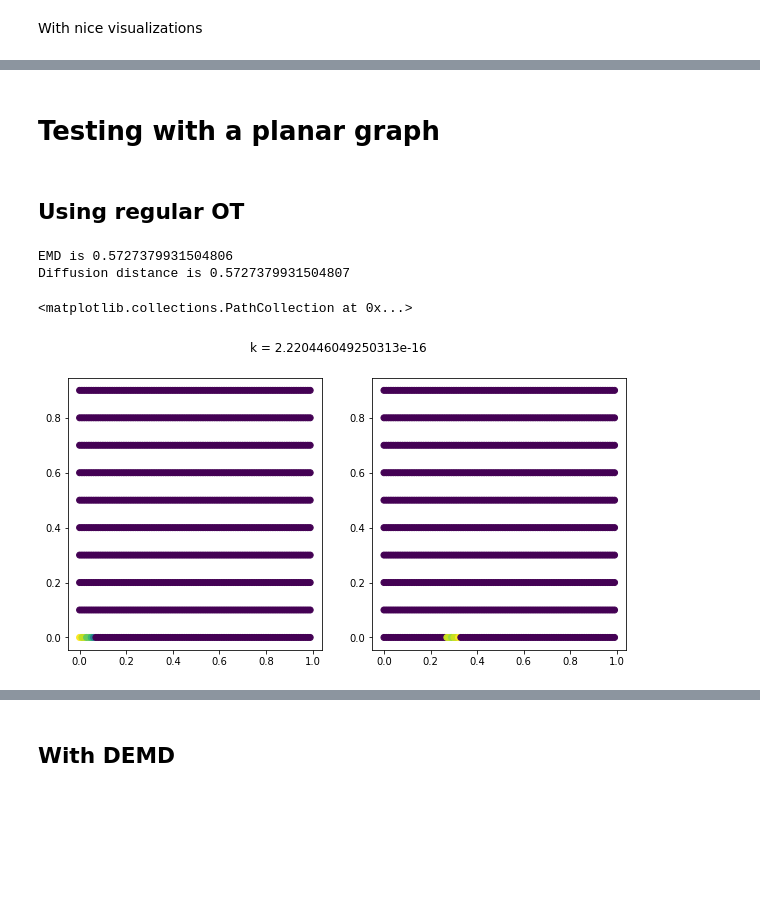
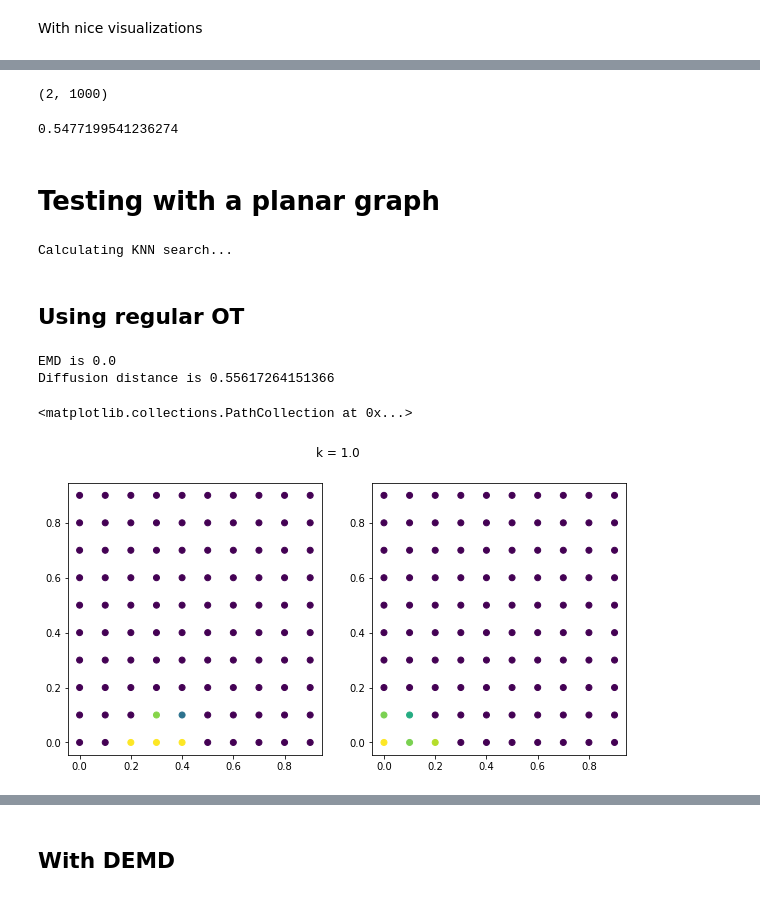
Before and after one commit to KrishnaswamyLab/PECAN, a Jupyter notebook: Notebooks/3.0-km-Experiments with OR Curvature from DEMD.ipynb, the cells around one changed output, grey strips where cells are left out. Cells and saved outputs as stored; diff of their text form; code cells hidden in the pictures; blank space fills up the shorter version.

```diff
--- a/Notebooks/3.0-km-Experiments with OR Curvature from DEMD.ipynb
+++ b/Notebooks/3.0-km-Experiments with OR Curvature from DEMD.ipynb
@@ -415,10 +290,22 @@ Diffusion distance is 0.5598500626049435
+# %%
+distributions.shape
+# %% [output]
+(2, 1000)
+# %%
+import ot
+d = ot.emd2(np.ascontiguousarray(distributions[0]),np.ascontiguousarray(distributions[1]),ORC_regular.diffusion_distance_matrix)
+d
+# %% [output]
+0.5477199541236274
 # %% [markdown]
 # Testing with a planar graph
 # %%
-X = np.mgrid[0:1:0.1, 0:1:0.1].reshape(2,-1).T
+X = np.mgrid[0:1:0.05, 0:1:0.05].reshape(2,-1).T
 # %%
-GPlanar = graphtools.graphs.kNNGraph(X)
+GPlanar = graphtools.graphs.kNNGraph(X, knn=4)
 P = GPlanar.P.toarray()
+# %% [output]
+Calculating KNN search...
 # %% [markdown]
 ## Using regular OT
 # %%
@@ -427,23 +314,23 @@ ORC_regular = Ollivier_Ricci_Curvature_Regular_OT_with_Diffusion_Distances(GPlan
 # %%
 i = 30
 diffusion_probs = np.linalg.matrix_power(P,100)[i] # choose a random point within a 3 step random walk
 j = np.random.choice(np.arange(0,len(P)), p=diffusion_probs)
 k = ORC_regular.curvature_between(i,j)
 # make plots
-distributions = np.zeros((len(A),2))
+distributions = np.zeros((len(P),2))
 distributions[:,0][i] = 1
 distributions[:,1][j] = 1
 # diffuse the distributions for one step
 distributions = P @ distributions
 # visualize the result
 fig = plt.figure(figsize=(10,5))
 fig.suptitle(f"k = {k}")
 ax1 = plt.subplot(1,2,1)
 ax1.scatter(X[:,0],X[:,1],c=distributions[:,0])
 ax2 = plt.subplot(1,2,2)
 ax2.scatter(X[:,0],X[:,1],c=distributions[:,1])
 # %% [output]
-EMD is 0.5727379931504806
-Diffusion distance is 0.5727379931504807
+EMD is 0.0
+Diffusion distance is 0.55617264151366
 <matplotlib.collections.PathCollection at 0x...>
-[figure, old version]
+[figure, new version]
```
Also changed, not shown: parts of 45 cells of this notebook, 10 other files.
